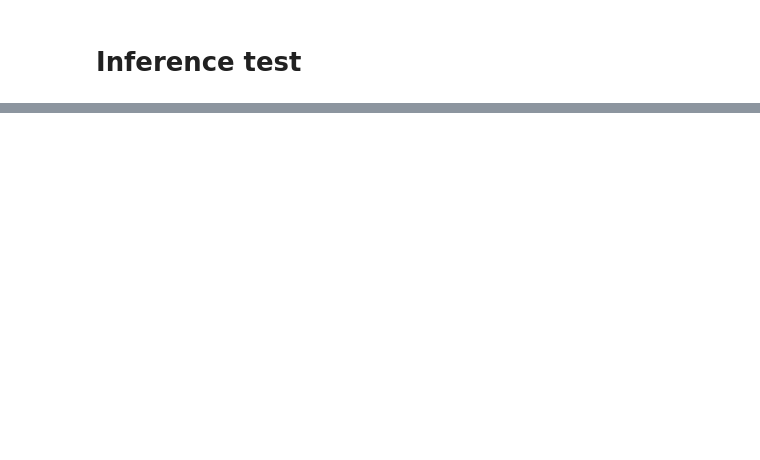
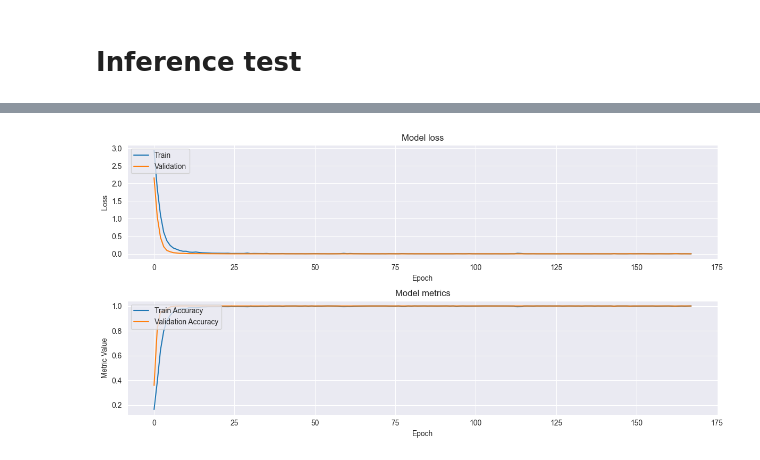
Before and after one commit to mijn35/thesis, a Jupyter notebook: New_model.ipynb, the cells around one changed output, grey strips where cells are left out. Drawn from its saved outputs; the diff is of its cells as text; code cells hidden in the pictures; blank space fills up the shorter version.

```diff
--- a/New_model.ipynb
+++ b/New_model.ipynb
@@ -249,0 +267,25 @@ INFO:tensorflow:Assets written to: C:\Users\joren\AppData\Local\Temp\tmph27wmkwp
+# %%
+plt.figure(figsize=(12, 6))
+
+# Plot training & validation loss values
+plt.subplot(2, 1, 1)
+plt.plot(history.history['loss'])
+plt.plot(history.history['val_loss'])
+plt.title('Model loss')
+plt.xlabel('Epoch')
+plt.ylabel('Loss')
+plt.legend(['Train', 'Validation'], loc='upper left')
+
+# Plot training & validation accuracy and F1 score values
+plt.subplot(2, 1, 2)
+plt.plot(history.history['accuracy'])
+plt.plot(history.history['val_accuracy'])
+plt.title('Model metrics')
+plt.xlabel('Epoch')
+plt.ylabel('Metric Value')
+plt.legend(['Train Accuracy', 'Validation Accuracy', 'F1 Score'], loc='upper left')
+
+plt.tight_layout()
+plt.show()
+# %% [output]
+[figure, added]
```
Also changed, not shown: parts of 13 cells of this notebook, 5 other files.
